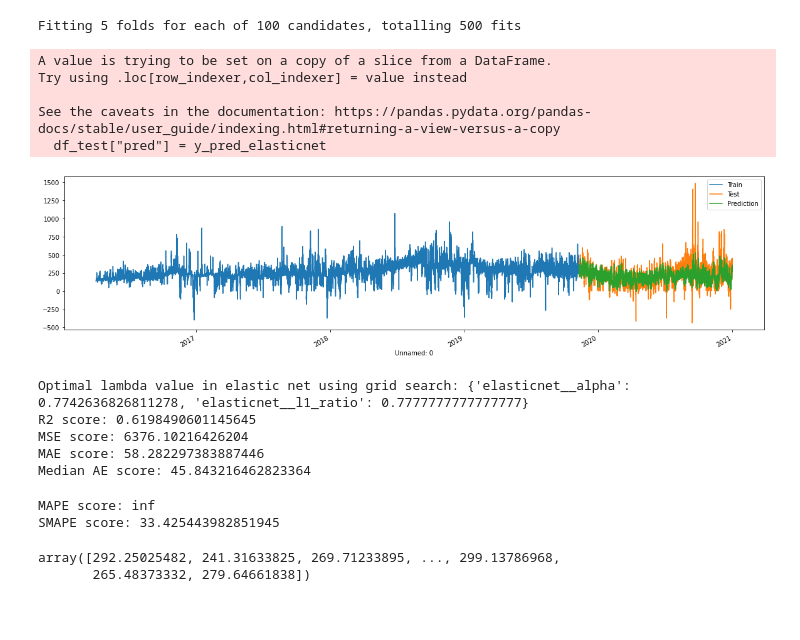
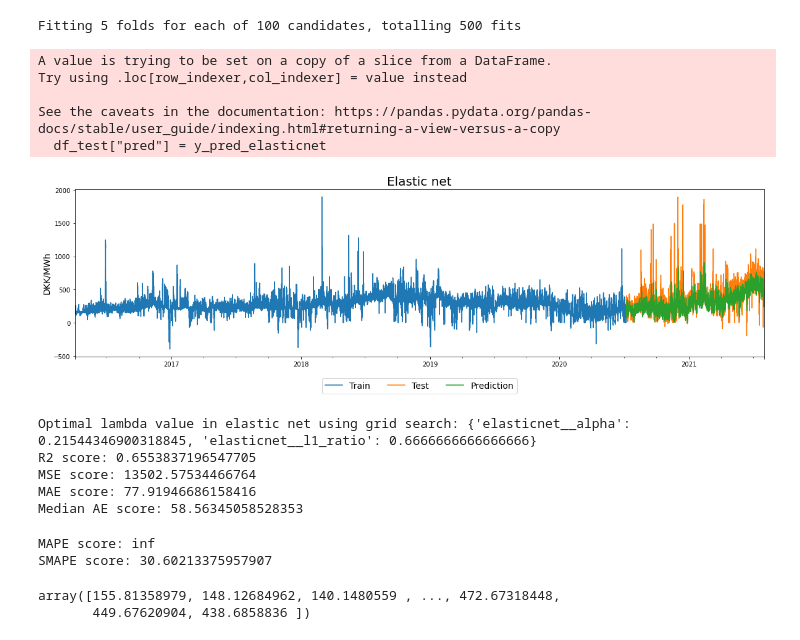
Before and after one commit to sjhpol/ISDS_arbejde, a Jupyter notebook: Exam/ELASTICNETreg.ipynb, the cells around one changed output. Drawn from its saved outputs; the diff is of its cells as text; code cells hidden in the pictures; blank space fills up the shorter version.

```diff
--- a/Exam/ELASTICNETreg.ipynb
+++ b/Exam/ELASTICNETreg.ipynb
@@ -41,13 +41,13 @@ def print_scores(y_test, y_pred):
     print(f"SMAPE score: {symmetric_mape(y_test, y_pred)}")
 # %%
 # Load in the time series
-candy = pd.read_csv('dfV2.csv')
+candy = pd.read_csv('dfV3.csv')
 # Set the index equal to time stamp
 candy["Unnamed: 0"] = pd.to_datetime(candy["Unnamed: 0"])
 candy = candy.set_index('Unnamed: 0')
 # %%
 # Split the data into a train and test set
-df_train, df_test = candy.iloc[:-10000], candy.iloc[-10000:]
+df_train, df_test = candy.iloc[:-9341], candy.iloc[-9341:]
 # %%
 # Create plot visualizing the train and test data
 
@@ -65,13 +65,13 @@ plt.show()
 # %%
 # Create arrays for X and y for both training and testing data set.
-y_train = df_train[["DK1"]].to_numpy()
-y_test  = df_test[["DK1"]].to_numpy()
+y_train = df_train[["DK2"]].to_numpy()
+y_test  = df_test[["DK2"]].to_numpy()
 
 X_train = df_train.copy()
 X_test  = df_test.copy()
 
-X_train.drop('DK1', inplace=True, axis=1)
-X_test.drop('DK1', inplace=True, axis=1)
+X_train.drop('DK2', inplace=True, axis=1)
+X_test.drop('DK2', inplace=True, axis=1)
 
 X_train = X_train.to_numpy()
 X_test  = X_test.to_numpy()
@@ -114,22 +114,27 @@ Fitting 5 folds for each of 100 candidates, totalling 500 fits
 # %%
 # Plot the actual values (train and test) and predicted valuesw
 fig, ax = plt.subplots(figsize = (20,5))
 
-df_train["DK1"].plot(ax=ax)
-df_test["DK1"].plot(ax=ax)
+df_train["DK2"].plot(ax=ax)
+df_test["DK2"].plot(ax=ax)
 
 df_test["pred"] = y_pred_elasticnet
 df_test["pred"].plot(ax=ax)
+ax.set_xlabel("")
+ax.set_ylabel("DKK/MWh", fontsize = 14)
+ax.set_title("Elastic net", fontsize = 20)
+ax.legend(["Train","Test","Prediction"],loc='upper center', bbox_to_anchor=(0.5, -0.1),
+          fancybox=True, shadow=False, ncol=3, fontsize = 14);
 
-ax.legend(["Train","Test","Prediction"]);
+# ax.legend(["Train","Test","Prediction"]);
 plt.show()
 # %% [output]
 A value is trying to be set on a copy of a slice from a DataFrame.
 Try using .loc[row_indexer,col_indexer] = value instead
 
 See the caveats in the documentation: https://pandas.pydata.org/pandas-docs/stable/user_guide/indexing.html#returning-a-view-versus-a-copy
   df_test["pred"] = y_pred_elasticnet
-[figure, old version]
+[figure, new version]
 # %%
 # Optimal lambda value from the grid search
 print(f"Optimal lambda value in elastic net using grid search: {gs_elasticnet.best_params_}")
@@ -137,13 +142,13 @@ print(f"Optimal lambda value in elastic net using grid search: {gs_elasticnet.be
 # Different scoring values
 print_scores(y_test, y_pred_elasticnet)
 # %% [output]
-Optimal lambda value in elastic net using grid search: {'elasticnet__alpha': 0.7742636826811278, 'elasticnet__l1_ratio': 0.7777777777777777}
-R2 score: 0.6198490601145645
-MSE score: 6376.10216426204
-MAE score: 58.282297383887446
-Median AE score: 45.843216462823364
+Optimal lambda value in elastic net using grid search: {'elasticnet__alpha': 0.21544346900318845, 'elasticnet__l1_ratio': 0.6666666666666666}
+R2 score: 0.6553837196547705
+MSE score: 13502.57534466764
+MAE score: 77.91946686158416
+Median AE score: 58.56345058528353
 MAPE score: inf
-SMAPE score: 33.425443982851945
+SMAPE score: 30.60213375957907
 # %%
 # Defining the final pipeline using the optimal lambda detected from the grid search
 finalpipe_elasticnet = Pipeline([
@@ -156,7 +161,7 @@ finalpipe_elasticnet = Pipeline([
 finalpipe_elasticnet.fit(X_train,y_train)
 finalpipe_elasticnet.predict(X_test)
 # %% [output]
-array([292.25025482, 241.31633825, 269.71233895, ..., 299.13786968,
-       265.48373332, 279.64661838])
+array([155.81358979, 148.12684962, 140.1480559 , ..., 472.67318448,
+       449.67620904, 438.6858836 ])
 # %%
 # Save coefficients to a dictionary
```
Also changed, not shown: parts of 3 cells of this notebook.
